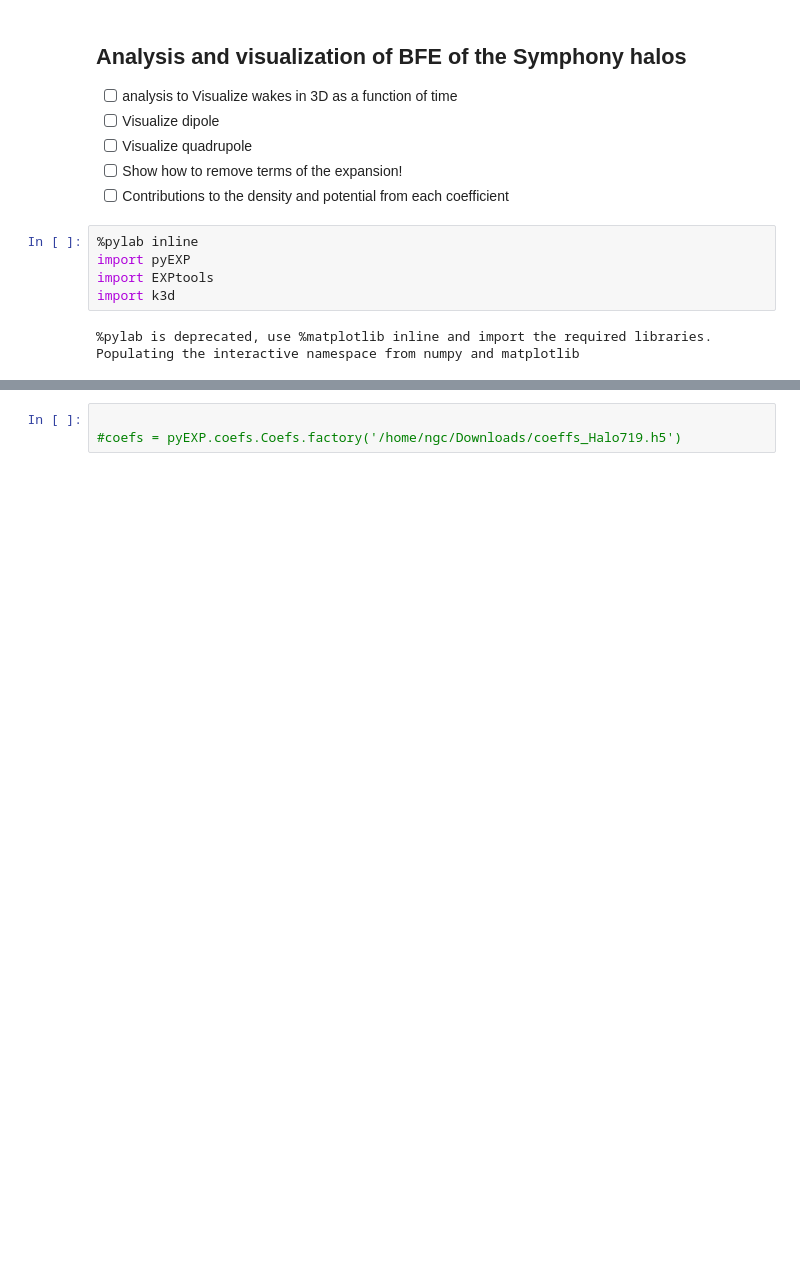
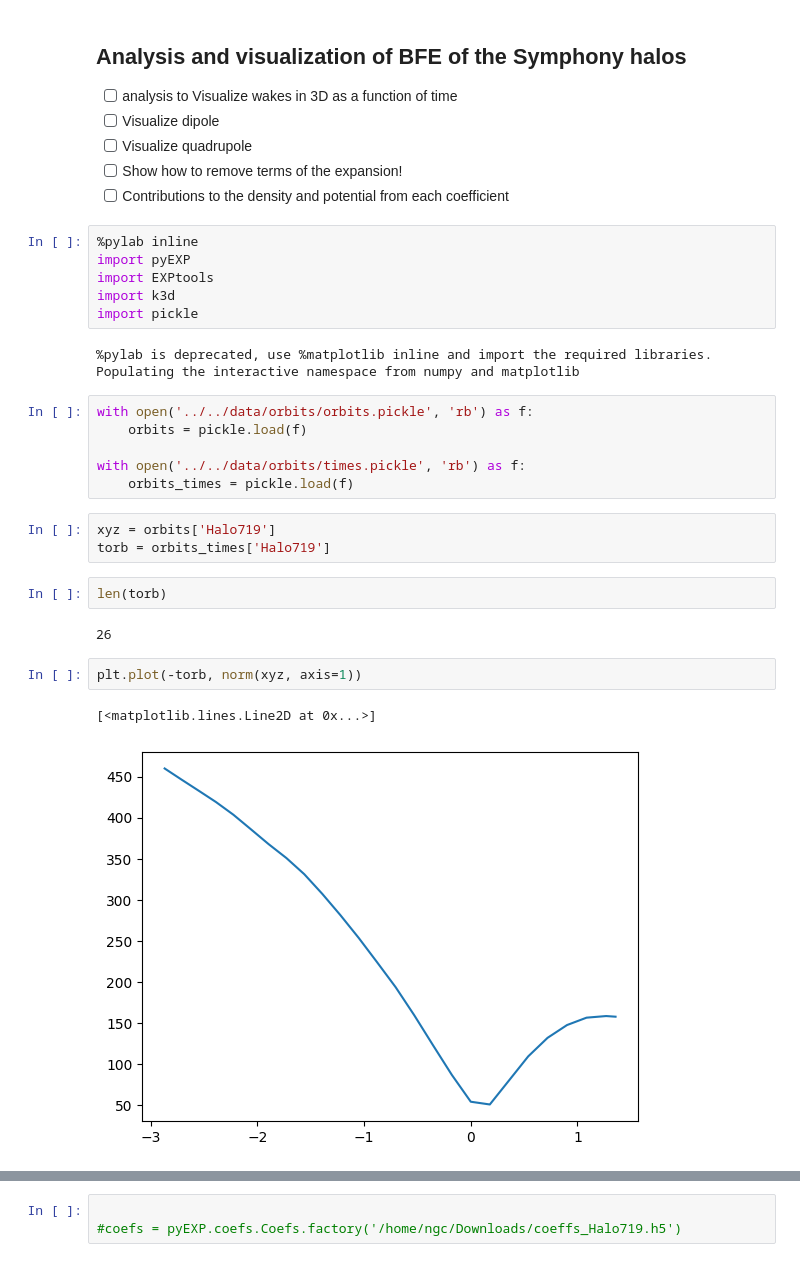
Before and after one commit to jngaravitoc/EXPcosmosims, a Jupyter notebook: notebooks/symphony/Symphony mssa halo 719.ipynb, the cells around one changed output, grey strips where cells are left out. Cells and saved outputs as stored; diff of their text form; blank space fills up the shorter version.

```diff
--- a/notebooks/symphony/Symphony mssa halo 719.ipynb
+++ b/notebooks/symphony/Symphony mssa halo 719.ipynb
@@ -11,6 +11,25 @@
 import pyEXP
 import EXPtools
 import k3d
+import pickle
 # %% [output]
 %pylab is deprecated, use %matplotlib inline and import the required libraries.
 Populating the interactive namespace from numpy and matplotlib
+# %%
+with open('../../data/orbits/orbits.pickle', 'rb') as f:
+    orbits = pickle.load(f)
+
+with open('../../data/orbits/times.pickle', 'rb') as f:
+    orbits_times = pickle.load(f)
+# %%
+xyz = orbits['Halo719']
+torb = orbits_times['Halo719']
+# %%
+len(torb)
+# %% [output]
+26
+# %%
+plt.plot(-torb, norm(xyz, axis=1))
+# %% [output]
+[<matplotlib.lines.Line2D at 0x...>]
+[figure, added]
```
Also changed, not shown: parts of 10 cells of this notebook.
